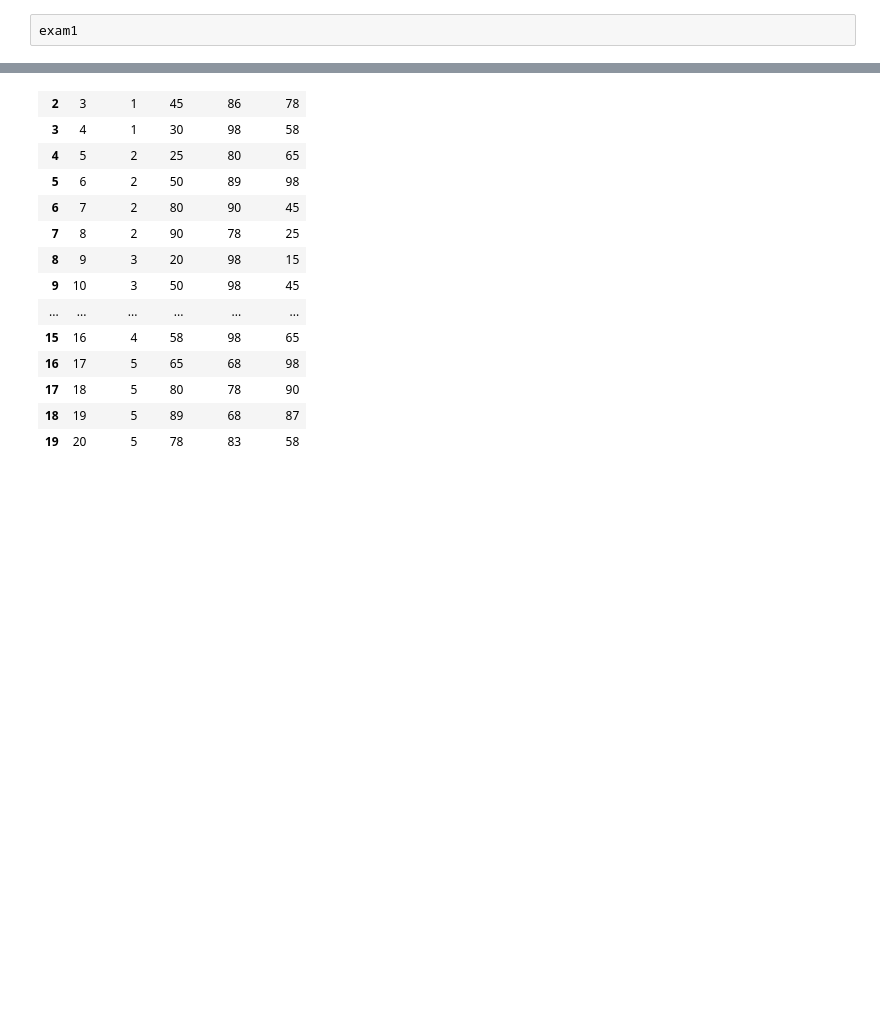
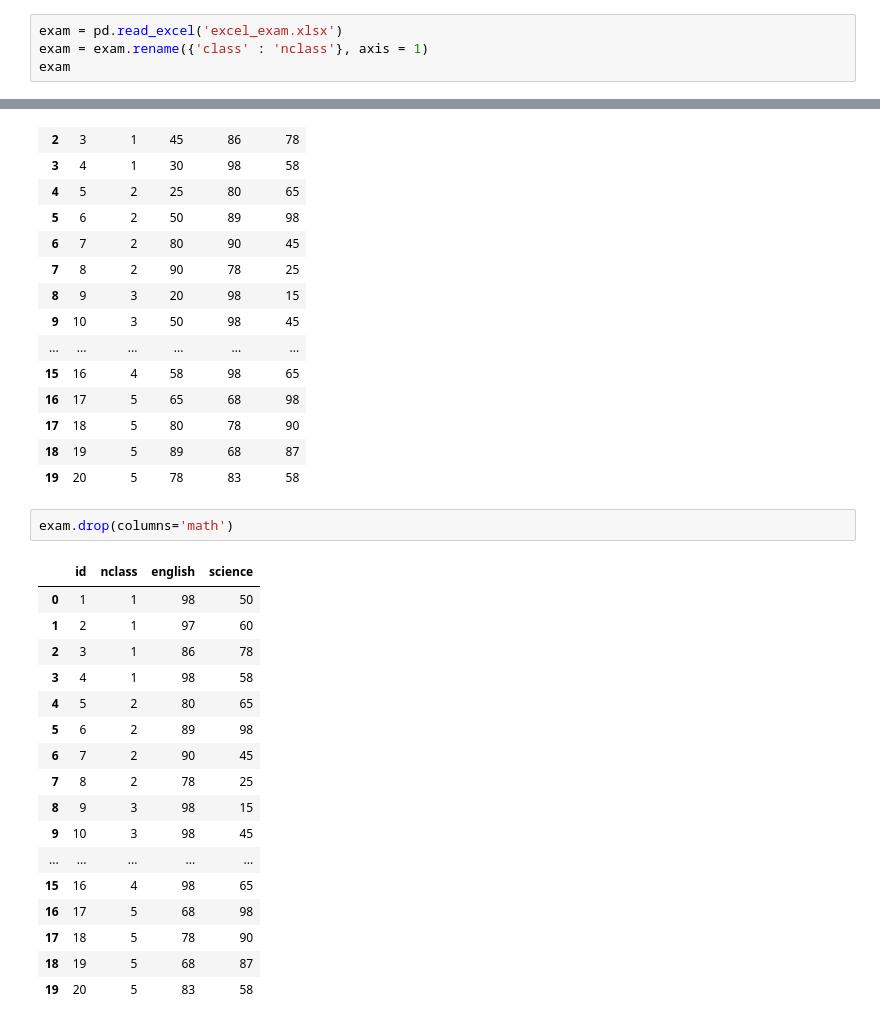
Before and after one commit to zzwony/Start_0920, a Jupyter notebook: 파이썬데이터분석.ipynb, the cells around one changed output, grey strips where cells are left out. Drawn from its saved outputs; the diff is of its cells as text; blank space fills up the shorter version.

```diff
--- a/파이썬데이터분석.ipynb
+++ b/파이썬데이터분석.ipynb
@@ -275,5 +277,7 @@ df.query('sex == "F" & country == "Korea"')  #따옴표 사용 주의
 # %%
-exam1
+exam = pd.read_excel('excel_exam.xlsx')
+exam = exam.rename({'class' : 'nclass'}, axis = 1)
+exam
 # %% [output]
 |  | id | nclass | math | english | science |
 | 0 | 1 | 1 | 50 | 98 | 50 |
@@ -292,3 +296,23 @@ exam1
 | 17 | 18 | 5 | 80 | 78 | 90 |
 | 18 | 19 | 5 | 89 | 68 | 87 |
 | 19 | 20 | 5 | 78 | 83 | 58 |
+# %%
+exam.drop(columns='math')
+# %% [output]
+|  | id | nclass | english | science |
+| 0 | 1 | 1 | 98 | 50 |
+| 1 | 2 | 1 | 97 | 60 |
+| 2 | 3 | 1 | 86 | 78 |
+| 3 | 4 | 1 | 98 | 58 |
+| 4 | 5 | 2 | 80 | 65 |
+| 5 | 6 | 2 | 89 | 98 |
+| 6 | 7 | 2 | 90 | 45 |
+| 7 | 8 | 2 | 78 | 25 |
+| 8 | 9 | 3 | 98 | 15 |
+| 9 | 10 | 3 | 98 | 45 |
+| ... | ... | ... | ... | ... |
+| 15 | 16 | 4 | 98 | 65 |
+| 16 | 17 | 5 | 68 | 98 |
+| 17 | 18 | 5 | 78 | 90 |
+| 18 | 19 | 5 | 68 | 87 |
+| 19 | 20 | 5 | 83 | 58 |
```
Also changed, not shown: parts of 42 cells of this notebook.
